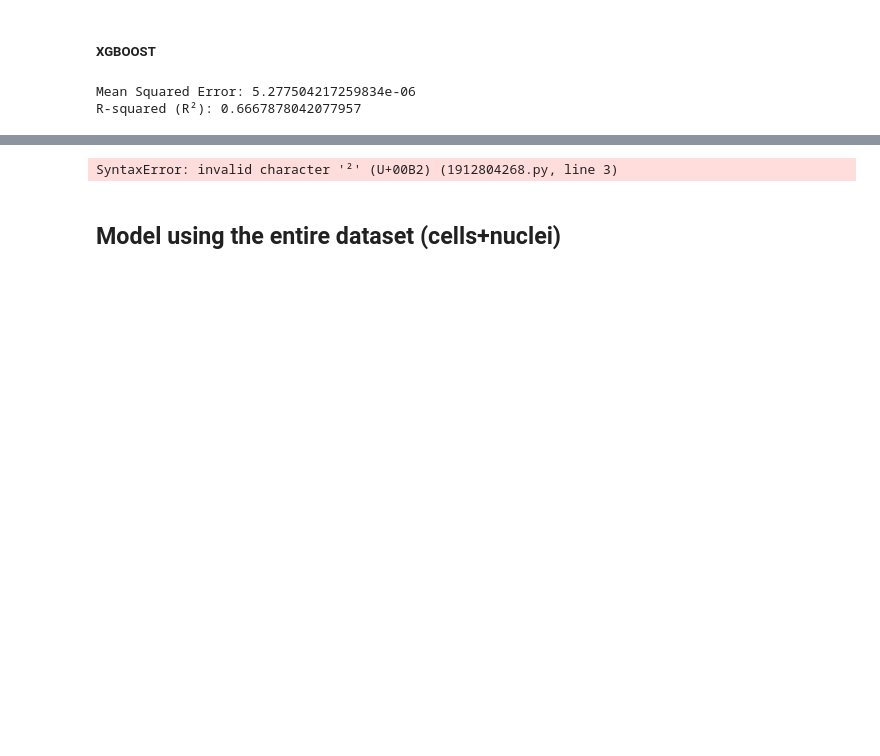
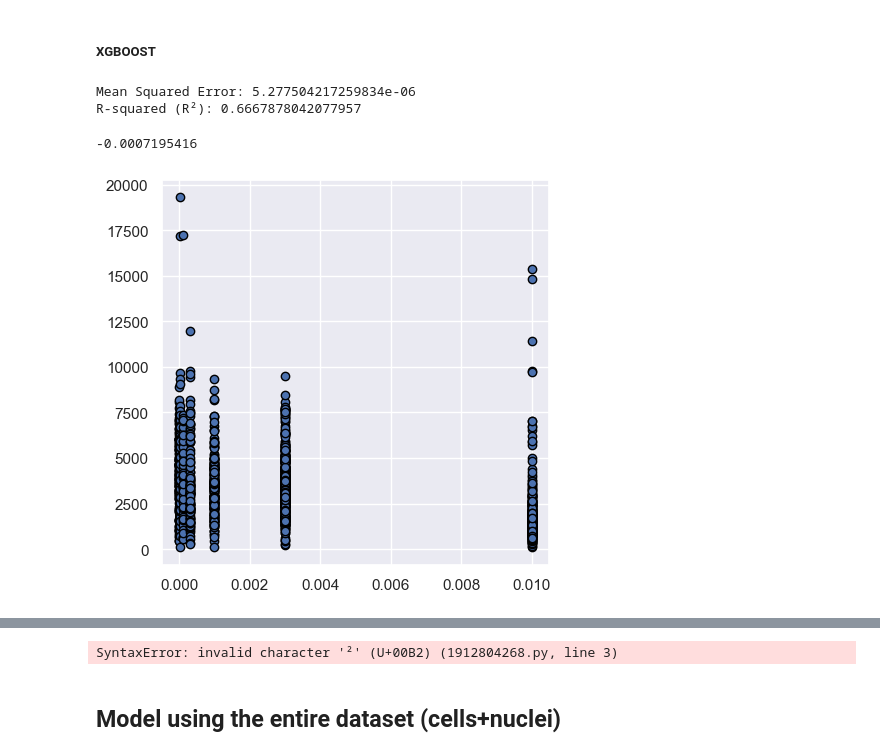
Before and after one commit to azakharov1/ML_cell-compound, a Jupyter notebook: ML_cell-compound.ipynb, the cells around one changed output, grey strips where cells are left out. Saved outputs shown, nothing was run; the diff lists cells and outputs as text; code cells hidden in the pictures; blank space fills up the shorter version.

```diff
--- a/ML_cell-compound.ipynb
+++ b/ML_cell-compound.ipynb
@@ -345,3 +345,7 @@ print("R-squared (R²):", r2)
 # %% [output]
 Mean Squared Error: 5.277504217259834e-06
 R-squared (R²): 0.6667878042077957
+# %%
+y_pred.min()
+# %% [output]
+-0.0007195416
@@ -347,0 +354,6 @@ R-squared (R²): 0.6667878042077957
+# %%
+fig = plt.figure(figsize=(5,5))
+plt.scatter(df_a['Concentration'],df_a['Area'], edgecolors=(0, 0, 0))
+plt.show()
+# %% [output]
+[figure, added]
```
Also changed, not shown: parts of 3 cells of this notebook.
